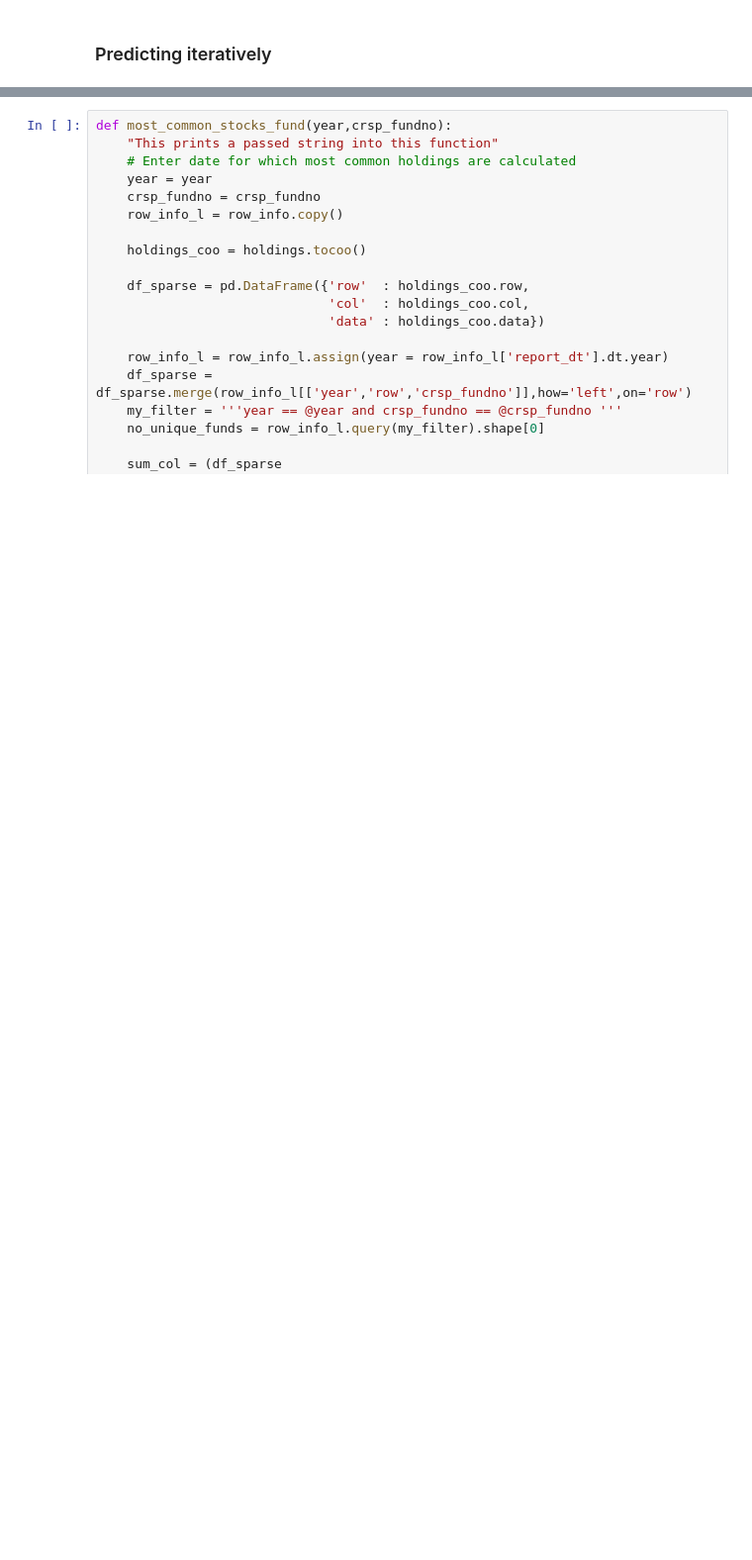
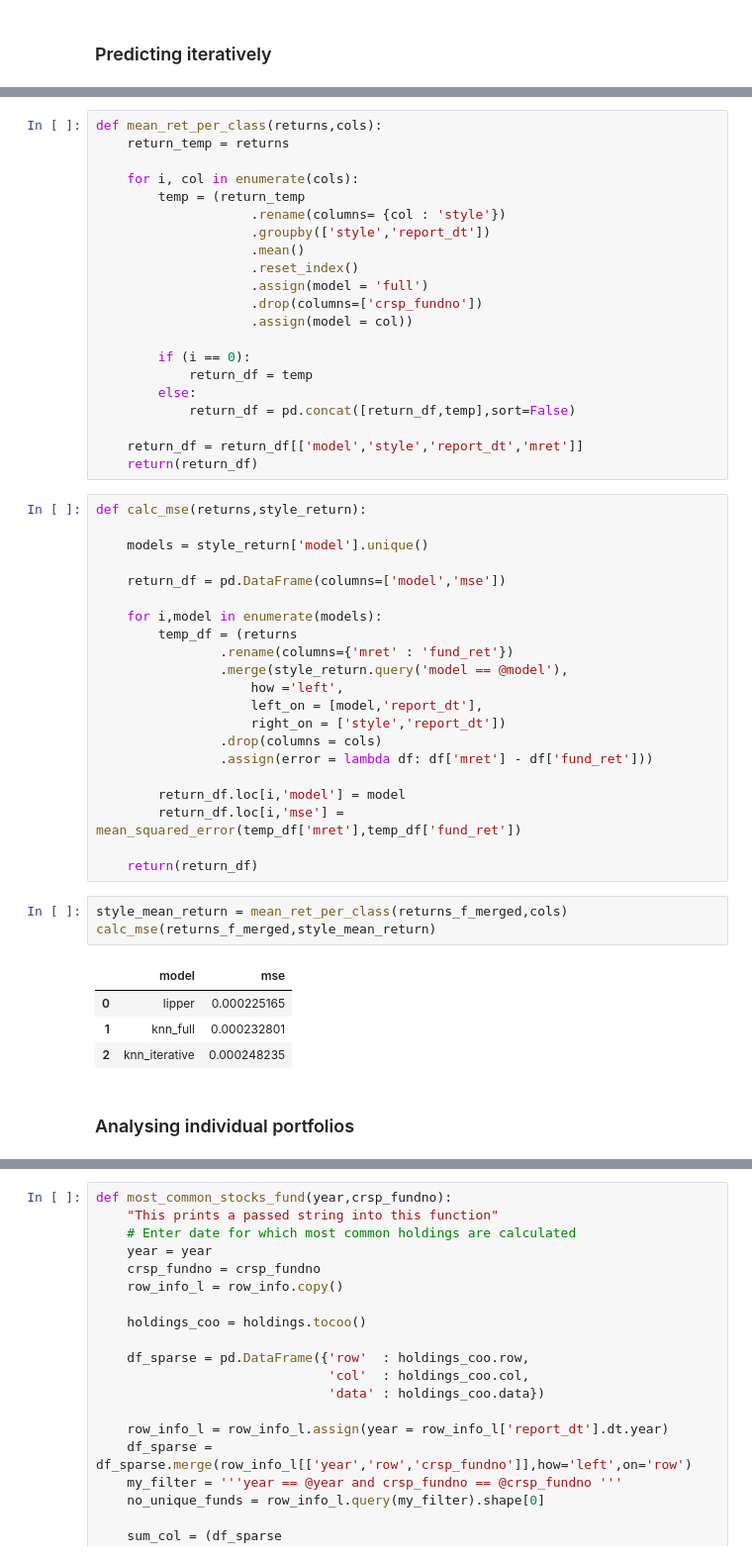
Before and after one commit to Amglex/Mutual-Funds, a Jupyter notebook: notebooks/040 - Classification.ipynb, the cells around one changed output, grey strips where cells are left out. Shown at 99% size. Saved outputs shown, nothing was run; the diff lists cells and outputs as text; blank space fills up the shorter version.

```diff
--- a/notebooks/040 - Classification.ipynb
+++ b/notebooks/040 - Classification.ipynb
@@ -206 +300,53 @@ print(classification_report(comparing_df.true, comparing_df.predicted))
+# %%
+def mean_ret_per_class(returns,cols):
+    return_temp = returns
+
+    for i, col in enumerate(cols):
+        temp = (return_temp
+                    .rename(columns= {col : 'style'})
+                    .groupby(['style','report_dt'])
+                    .mean()
+                    .reset_index()
+                    .assign(model = 'full')
+                    .drop(columns=['crsp_fundno'])
+                    .assign(model = col))
+
+        if (i == 0):
+            return_df = temp
+        else:
+            return_df = pd.concat([return_df,temp],sort=False)
+
+    return_df = return_df[['model','style','report_dt','mret']]
+    return(return_df)
+# %%
+def calc_mse(returns,style_return):
+
+    models = style_return['model'].unique()
+
+    return_df = pd.DataFrame(columns=['model','mse'])
+
+    for i,model in enumerate(models):
+        temp_df = (returns
+                .rename(columns={'mret' : 'fund_ret'})
+                .merge(style_return.query('model == @model'),
+                    how ='left',
+                    left_on = [model,'report_dt'],
+                    right_on = ['style','report_dt'])
+                .drop(columns = cols)
+                .assign(error = lambda df: df['mret'] - df['fund_ret']))
+
+        return_df.loc[i,'model'] = model
+        return_df.loc[i,'mse'] = mean_squared_error(temp_df['mret'],temp_df['fund_ret'])
+
+    return(return_df)
+# %%
+style_mean_return = mean_ret_per_class(returns_f_merged,cols)
+calc_mse(returns_f_merged,style_mean_return)
+# %% [output]
+|  | model | mse |
+| 0 | lipper | 0.000225165 |
+| 1 | knn_full | 0.000232801 |
+| 2 | knn_iterative | 0.000248235 |
+# %% [markdown]
+### Analysing individual portfolios
 # %%
```
Also changed, not shown: parts of 26 cells of this notebook.
